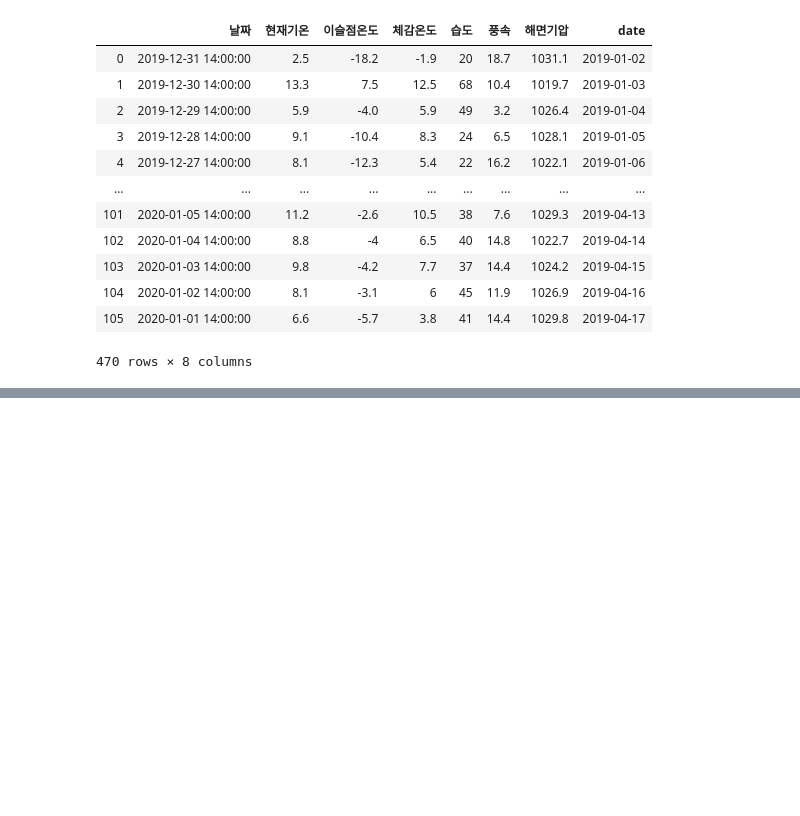
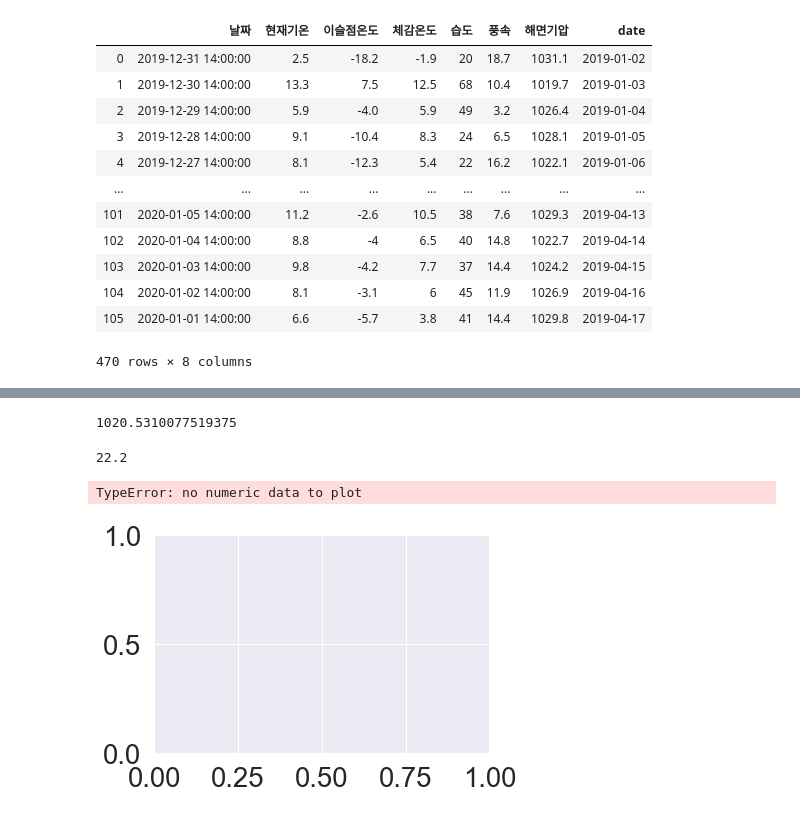
Before and after one commit to jiyoon-choii/20200413-, a Jupyter notebook: 20200416 미니프로젝트_당근값예측_기온 전처리.ipynb, the cells around one changed output, grey strips where cells are left out. Drawn from its saved outputs; the diff is of its cells as text; code cells hidden in the pictures; blank space fills up the shorter version.

```diff
--- a/20200416 미니프로젝트_당근값예측_기온 전처리.ipynb
+++ b/20200416 미니프로젝트_당근값예측_기온 전처리.ipynb
@@ -401,0 +502,11 @@ year
+# %%
+# 해면기압은 평균
+# 범주형으로..?
+
+carrot_weather1['해면기압'].mean()
+# %% [output]
+1020.5310077519375
+# %%
+carrot_weather1['현재기온'][1]
+# %% [output]
+22.2
@@ -401,0 +517,6 @@ year
+# %%
+fig, ax = plt.subplots()
+ax = carrot_weather3['현재기온'].plot.kde()
+# %% [output]
+TypeError: no numeric data to plot
+[figure, added]
```
Also changed, not shown: parts of 16 cells of this notebook, 4 other files.
